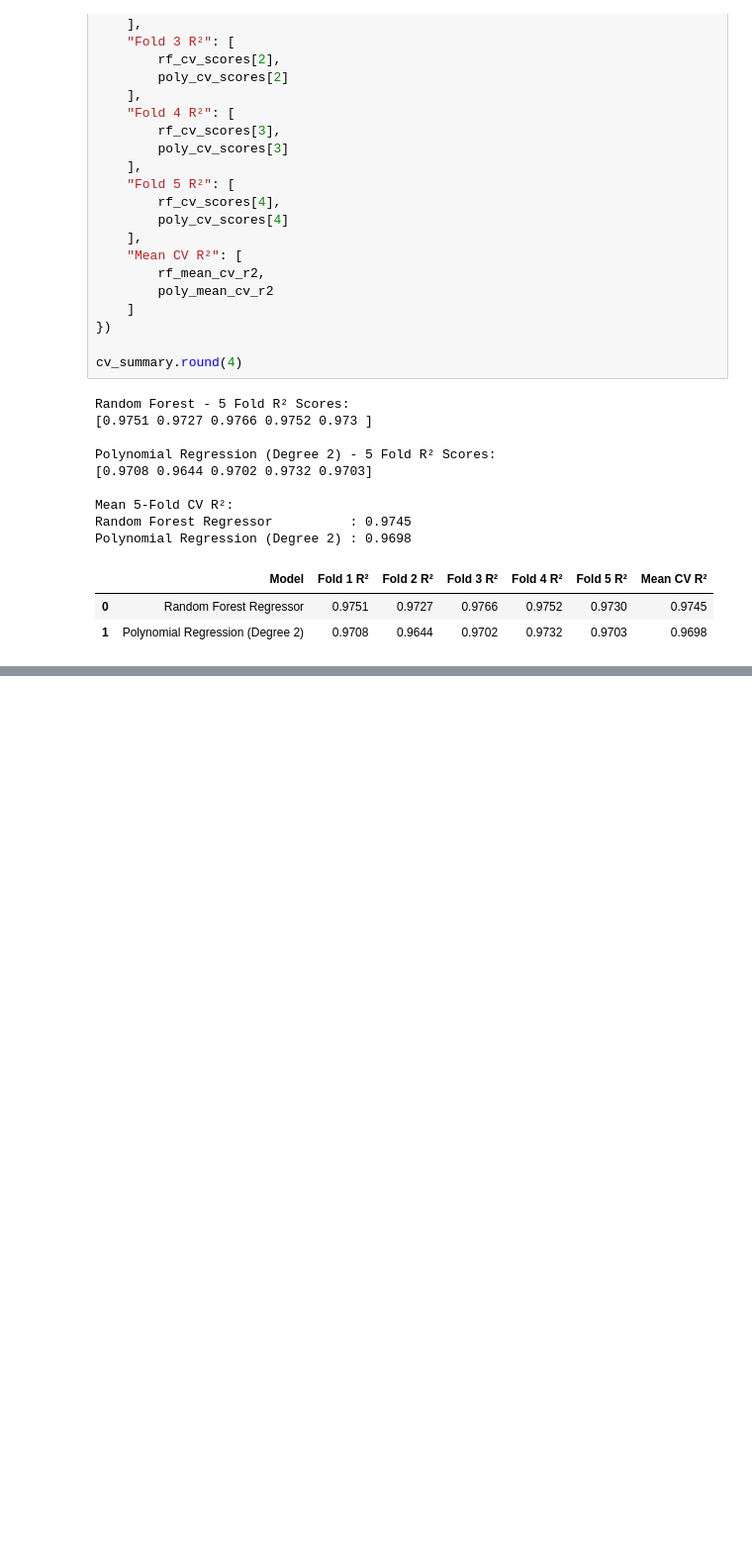
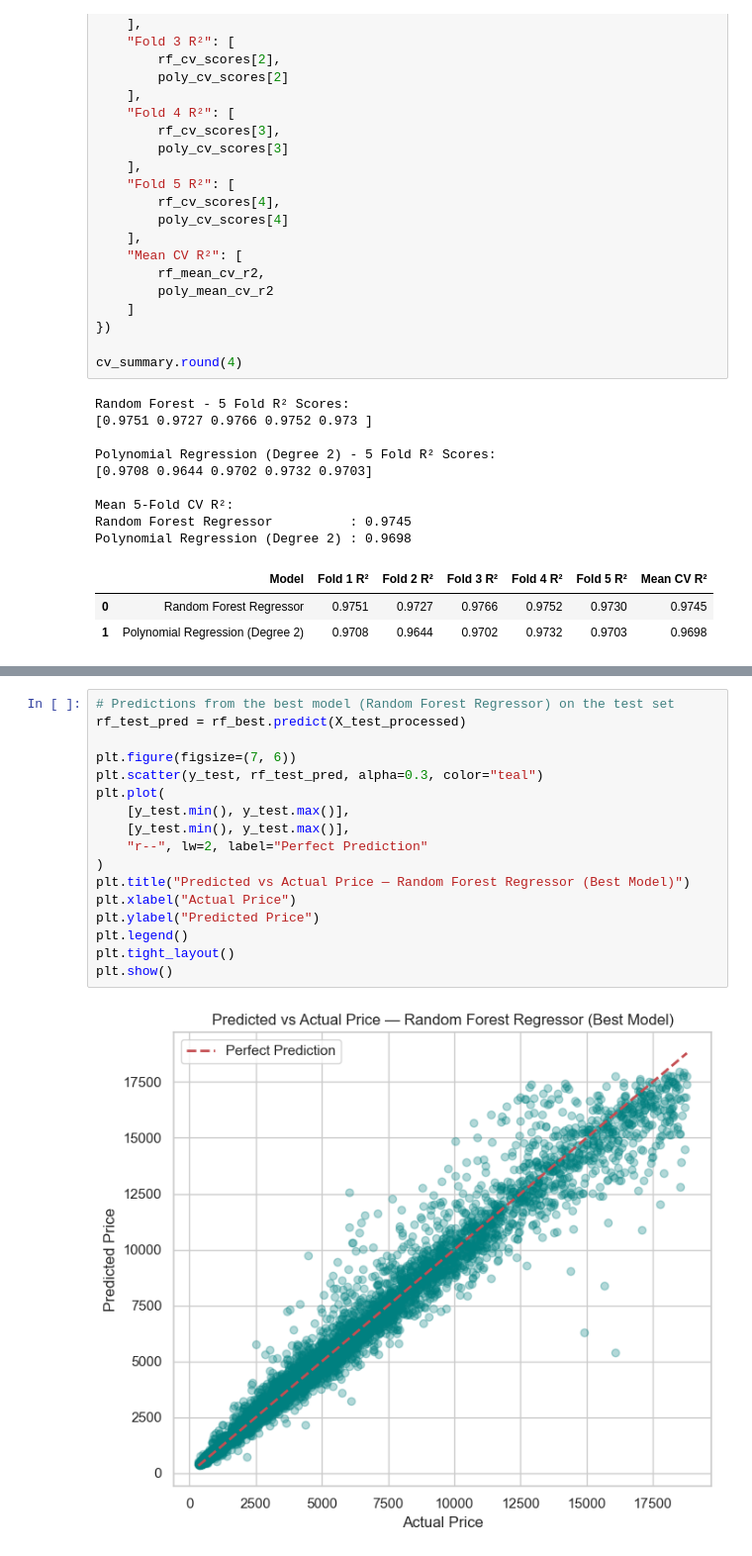
Before and after one commit to pragna100510/ML_Capstone, a Jupyter notebook: regression/regression.ipynb, the cells around one changed output, grey strips where cells are left out. Shown at 99% size. Saved outputs shown, nothing was run; the diff lists cells and outputs as text; blank space fills up the shorter version.

Commit message:
Add residual and predicted-vs-actual plots for best model (Random Forest)

```diff
--- a/regression/regression.ipynb
+++ b/regression/regression.ipynb
@@ -1251,0 +1265,19 @@ Polynomial Regression (Degree 2) : 0.9698
+# %%
+# Predictions from the best model (Random Forest Regressor) on the test set
+rf_test_pred = rf_best.predict(X_test_processed)
+
+plt.figure(figsize=(7, 6))
+plt.scatter(y_test, rf_test_pred, alpha=0.3, color="teal")
+plt.plot(
+    [y_test.min(), y_test.max()],
+    [y_test.min(), y_test.max()],
+    "r--", lw=2, label="Perfect Prediction"
+)
+plt.title("Predicted vs Actual Price — Random Forest Regressor (Best Model)")
+plt.xlabel("Actual Price")
+plt.ylabel("Predicted Price")
+plt.legend()
+plt.tight_layout()
+plt.show()
+# %% [output]
+[figure, added]
```
Also changed, not shown: parts of 4 cells of this notebook.
